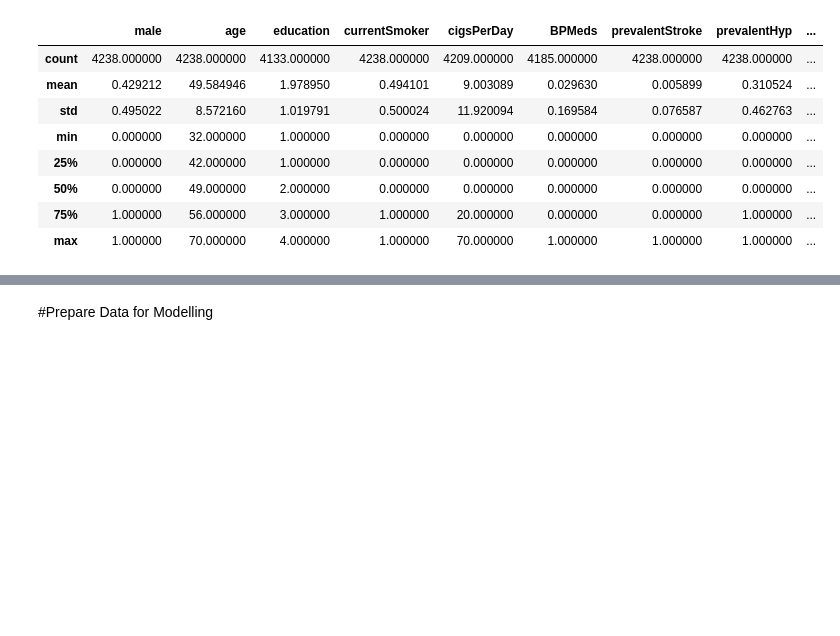
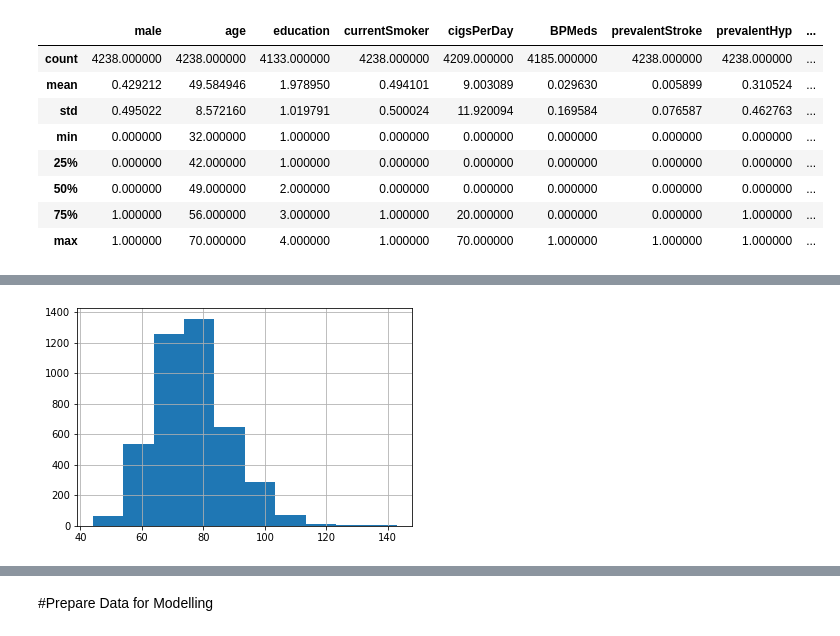
Before and after one commit to maryawamaitha/Heart-Disease-Regression-Project, a Jupyter notebook: HeartDiseaseLogistic_Regression.ipynb, the cells around one changed output, grey strips where cells are left out. Drawn from its saved outputs; the diff is of its cells as text; code cells hidden in the pictures; blank space fills up the shorter version.

```diff
--- a/HeartDiseaseLogistic_Regression.ipynb
+++ b/HeartDiseaseLogistic_Regression.ipynb
@@ -87,0 +117,4 @@ df.describe()
+# %%
+df['heartRate'].hist();
+# %% [output]
+[figure, added]
```
Also changed, not shown: parts of 11 cells of this notebook.
